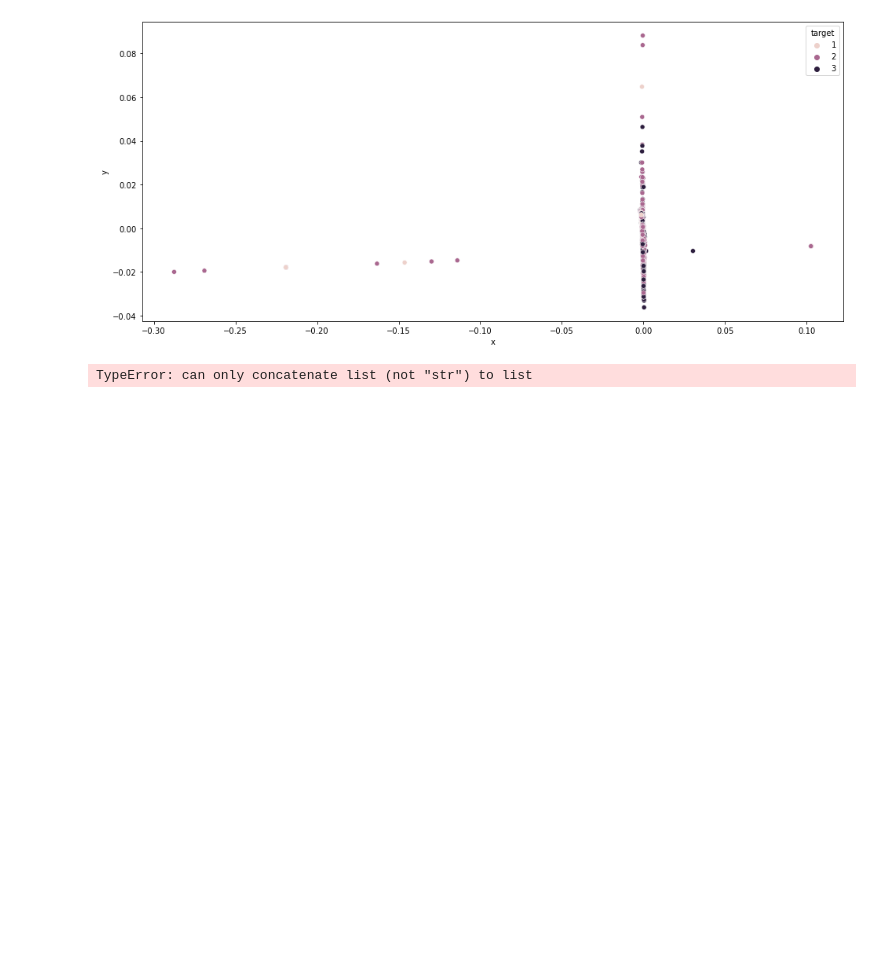
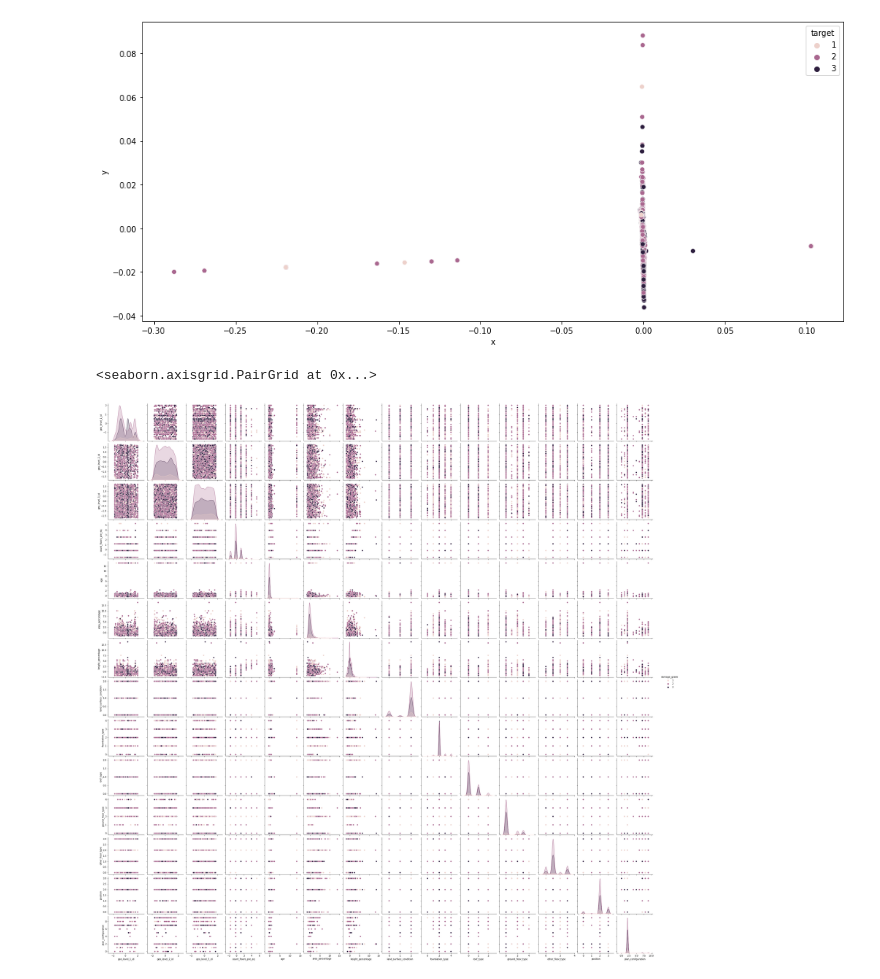
Before and after one commit to piercehowell/stat-ml-richter-predictor, a Jupyter notebook: Visualization/viz.ipynb, the cells around one changed output. Drawn from its saved outputs; the diff is of its cells as text; code cells hidden in the pictures; blank space fills up the shorter version.

```diff
--- a/Visualization/viz.ipynb
+++ b/Visualization/viz.ipynb
@@ -96,8 +96,10 @@ show_plot(x,y)
 [figure]
 # %%
 data = pd.DataFrame(X_train[:n_datapoints])
-data = data.merge(pd.DataFrame(target))
-data.columns = [int_columns + categ_columns + "damage_grade"]
+data['damage_grade'] = target
+newCols = int_columns + categ_columns + ["damage_grade"]
+data.columns = newCols
 sns.pairplot(data, hue="damage_grade")
 # %% [output]
-TypeError: can only concatenate list (not "str") to list
+<seaborn.axisgrid.PairGrid at 0x...>
+[figure, added]
```
